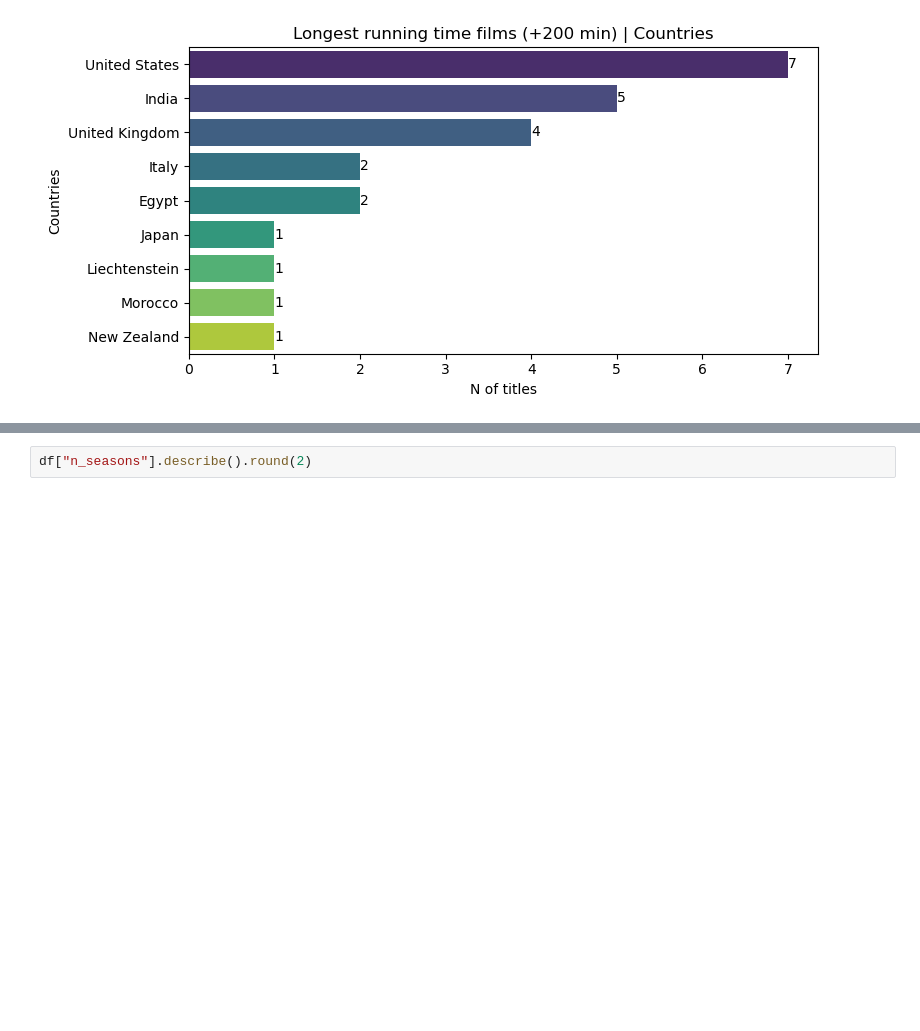
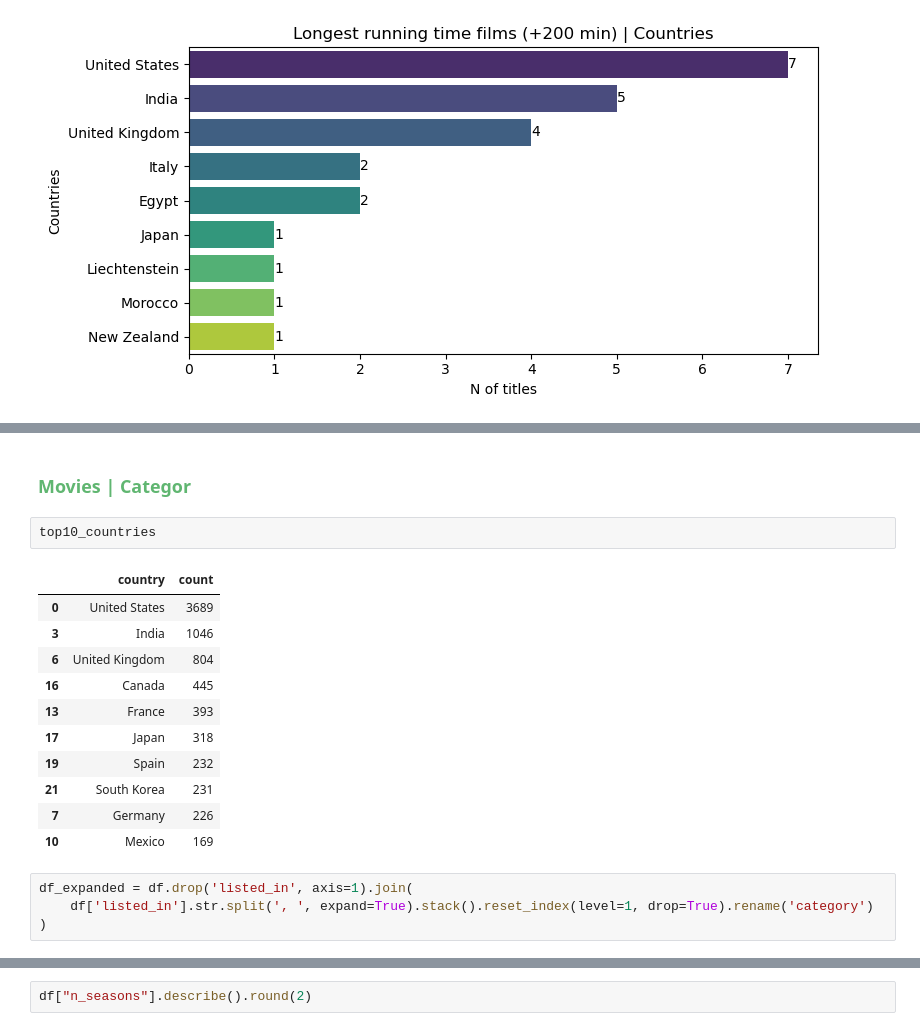
Before and after one commit to TonioDominguez/Netflix_mood_recommender, a Jupyter notebook: Prepro_netflix_rec.ipynb, the cells around one changed output, grey strips where cells are left out. Drawn from its saved outputs; the diff is of its cells as text; blank space fills up the shorter version.

```diff
--- a/Prepro_netflix_rec.ipynb
+++ b/Prepro_netflix_rec.ipynb
@@ -626,0 +646,20 @@ plt.show()
+# %% [markdown]
+<h3 style="color: #60b671;">Movies | Categor</h3>
+# %%
+top10_countries
+# %% [output]
+|  | country | count |
+| 0 | United States | 3689 |
+| 3 | India | 1046 |
+| 6 | United Kingdom | 804 |
+| 16 | Canada | 445 |
+| 13 | France | 393 |
+| 17 | Japan | 318 |
+| 19 | Spain | 232 |
+| 21 | South Korea | 231 |
+| 7 | Germany | 226 |
+| 10 | Mexico | 169 |
+# %%
+df_expanded = df.drop('listed_in', axis=1).join(
+    df['listed_in'].str.split(', ', expand=True).stack().reset_index(level=1, drop=True).rename('category')
+)
```
Also changed, not shown: parts of 6 cells of this notebook.
